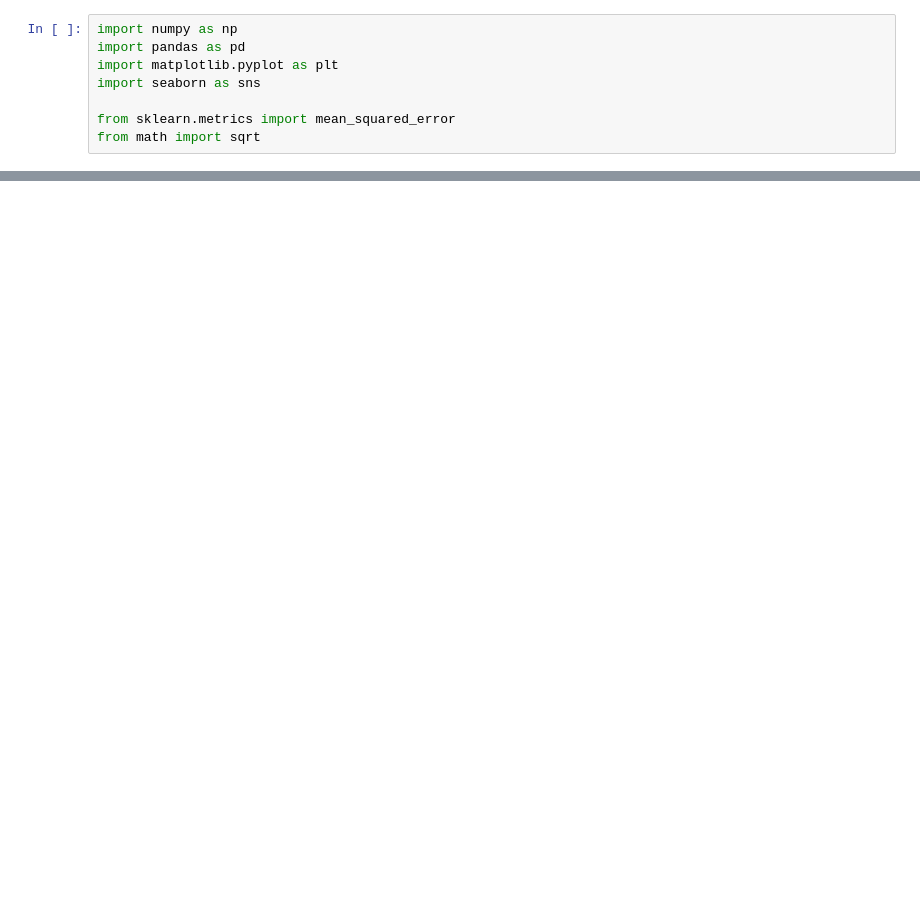
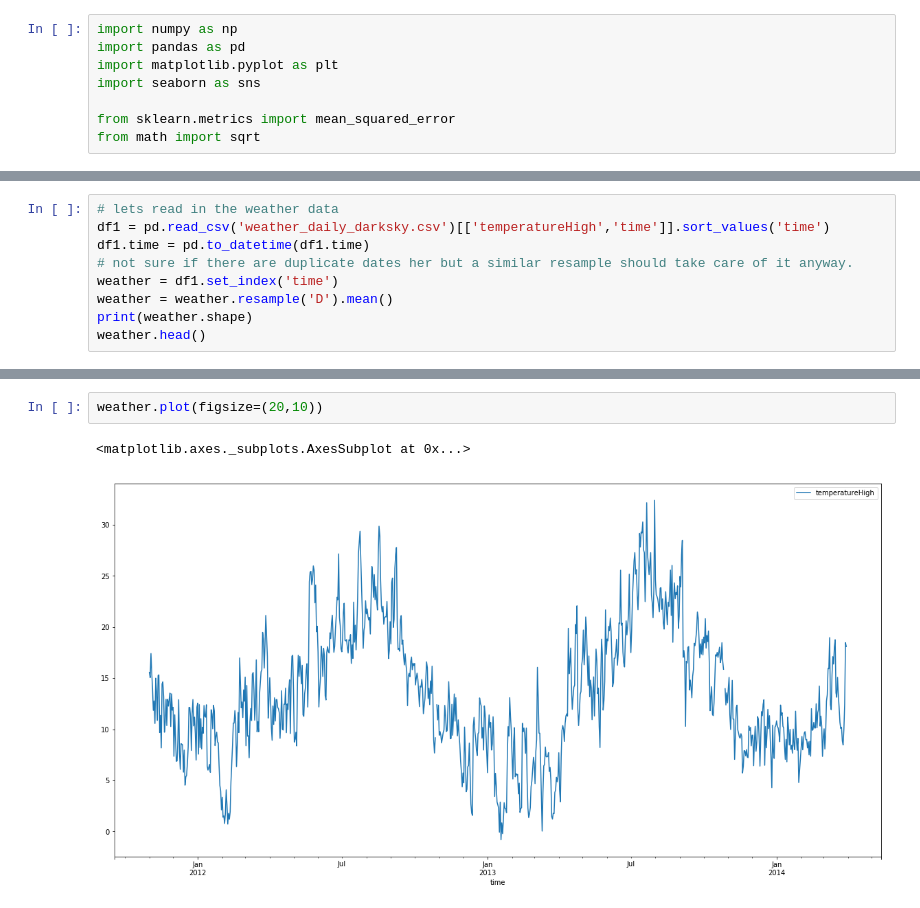
Before and after one commit to gregory1506/COMP6940, a Jupyter notebook: 03717357_Gregory_A5/03717357_COMP6940_A5.ipynb, the cells around one changed output, grey strips where cells are left out. Cells and saved outputs as stored; diff of their text form; blank space fills up the shorter version.

```diff
--- a/03717357_Gregory_A5/03717357_COMP6940_A5.ipynb
+++ b/03717357_Gregory_A5/03717357_COMP6940_A5.ipynb
@@ -36,0 +78,9 @@ shape after duplicates is (882, 1)
+# %%
+# lets read in the weather data
+df1 = pd.read_csv('weather_daily_darksky.csv')[['temperatureHigh','time']].sort_values('time')
+df1.time = pd.to_datetime(df1.time)
+# not sure if there are duplicate dates her but a similar resample should take care of it anyway.
+weather = df1.set_index('time')
+weather = weather.resample('D').mean()
+print(weather.shape)
+weather.head()
@@ -36,0 +101,5 @@ shape after duplicates is (882, 1)
+# %%
+weather.plot(figsize=(20,10))
+# %% [output]
+<matplotlib.axes._subplots.AxesSubplot at 0x...>
+[figure, added]
```
Also changed, not shown: parts of 11 cells of this notebook.
